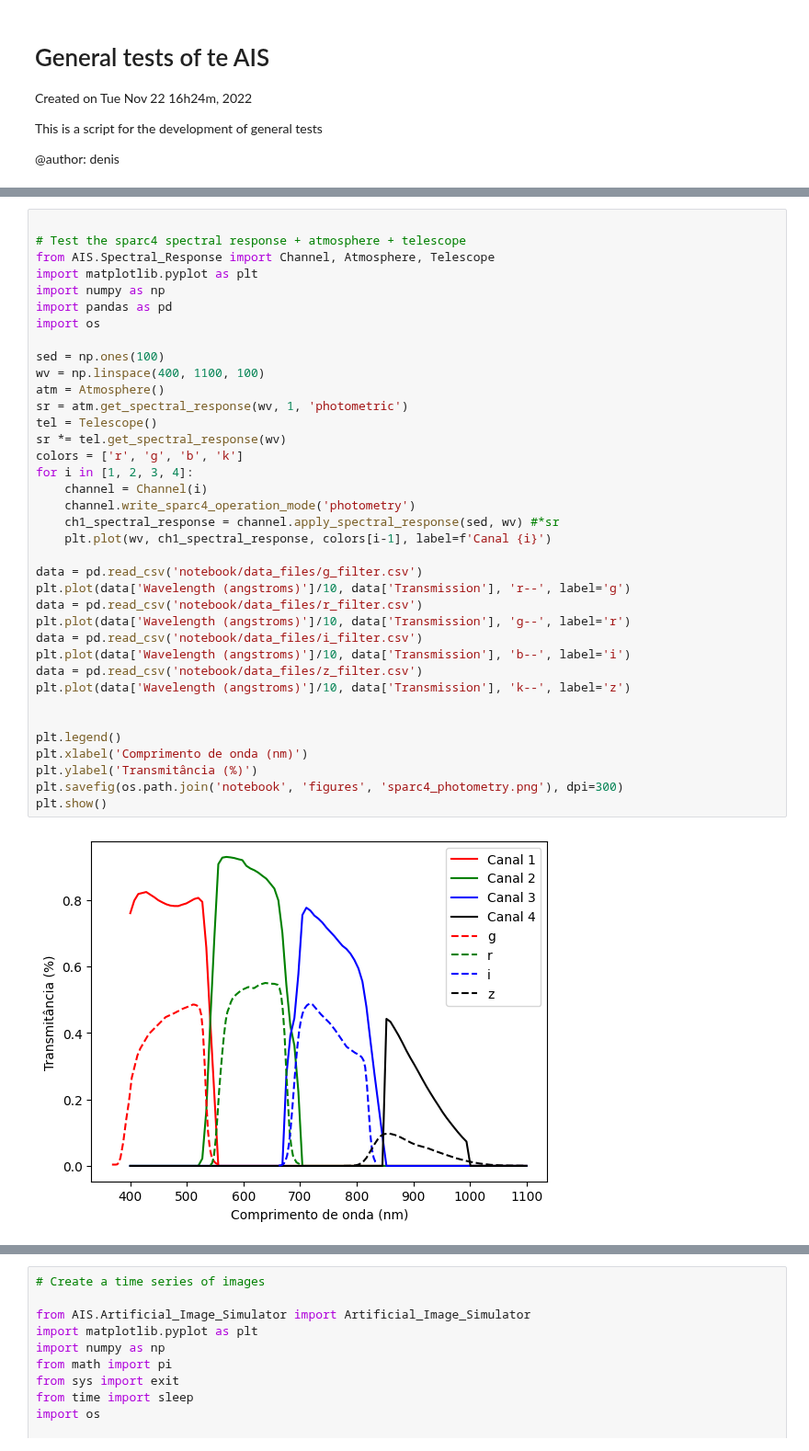
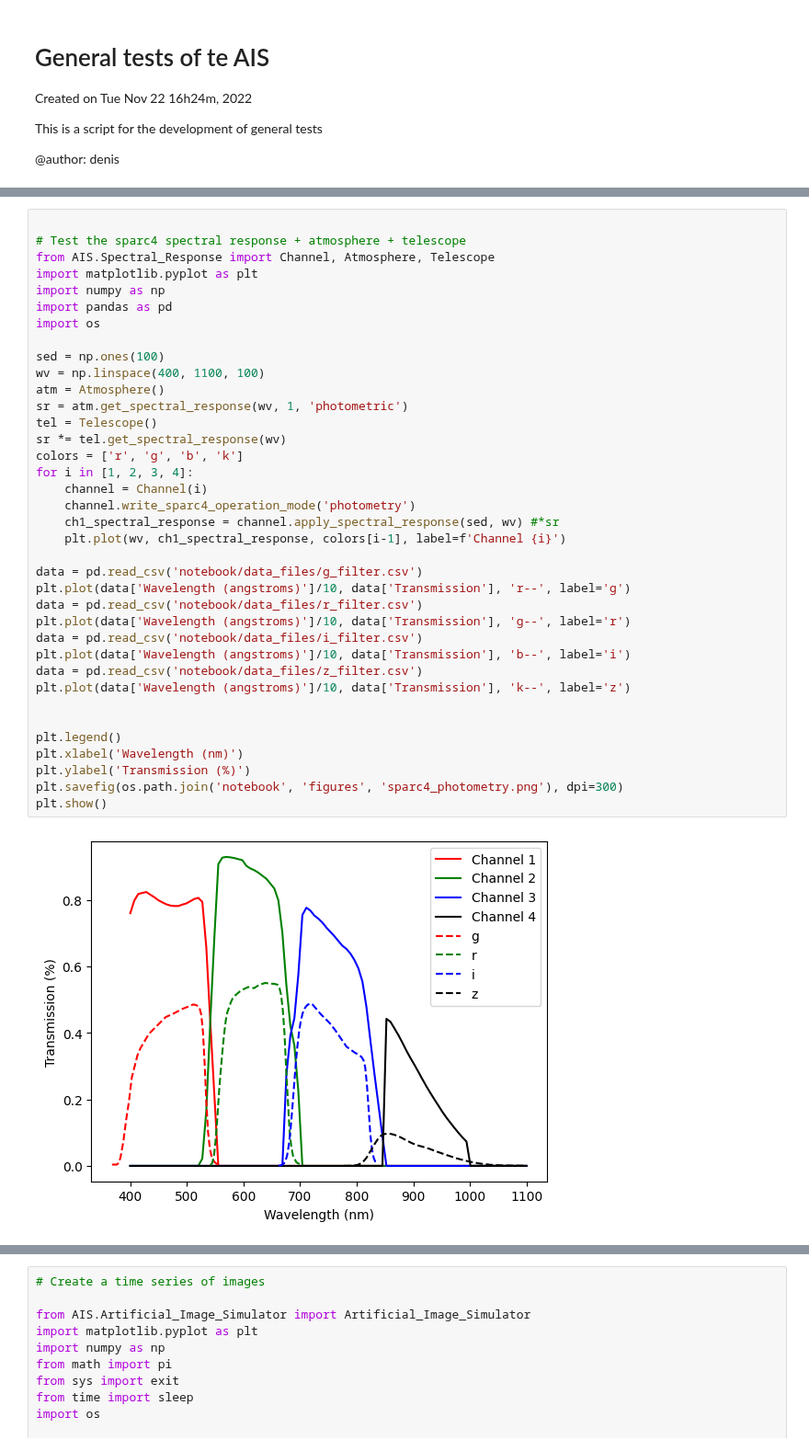
Before and after one commit to DBernardes/AIS, a Jupyter notebook: general_tests.ipynb, the cells around one changed output, grey strips where cells are left out. Shown at 92% size. Cells and saved outputs as stored; diff of their text form.

Commit message:
Editing figures

```diff
--- a/general_tests.ipynb
+++ b/general_tests.ipynb
@@ -209,37 +202,37 @@ import matplotlib.pyplot as plt
 import numpy as np
 import pandas as pd
 import os
 
 sed = np.ones(100)
 wv = np.linspace(400, 1100, 100)
 atm = Atmosphere()
 sr = atm.get_spectral_response(wv, 1, 'photometric')
 tel = Telescope()
 sr *= tel.get_spectral_response(wv)
 colors = ['r', 'g', 'b', 'k']
 for i in [1, 2, 3, 4]:
     channel = Channel(i)
     channel.write_sparc4_operation_mode('photometry')
     ch1_spectral_response = channel.apply_spectral_response(sed, wv) #*sr
-    plt.plot(wv, ch1_spectral_response, colors[i-1], label=f'Canal {i}')
+    plt.plot(wv, ch1_spectral_response, colors[i-1], label=f'Channel {i}')
 
 data = pd.read_csv('notebook/data_files/g_filter.csv')
 plt.plot(data['Wavelength (angstroms)']/10, data['Transmission'], 'r--', label='g')
 data = pd.read_csv('notebook/data_files/r_filter.csv')
 plt.plot(data['Wavelength (angstroms)']/10, data['Transmission'], 'g--', label='r')
 data = pd.read_csv('notebook/data_files/i_filter.csv')
 plt.plot(data['Wavelength (angstroms)']/10, data['Transmission'], 'b--', label='i')
 data = pd.read_csv('notebook/data_files/z_filter.csv')
 plt.plot(data['Wavelength (angstroms)']/10, data['Transmission'], 'k--', label='z')
 
 
 plt.legend()
-plt.xlabel('Comprimento de onda (nm)')
-plt.ylabel('Transmitância (%)')
+plt.xlabel('Wavelength (nm)')
+plt.ylabel('Transmission (%)')
 plt.savefig(os.path.join('notebook', 'figures', 'sparc4_photometry.png'), dpi=300)
 plt.show()
 # %% [output]
-[figure, old version]
+[figure, new version]
 # %%
 # Test the blackbody profile
 from AIS. Artificial_Image_Simulator import Artificial_Image_Simulator
```
Also changed, not shown: parts of 15 cells of this notebook, 8 other files.
